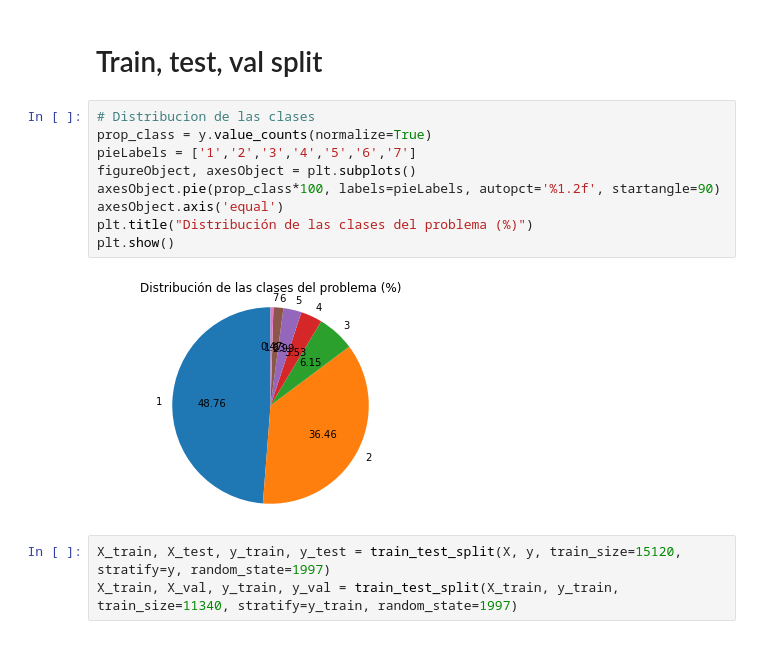
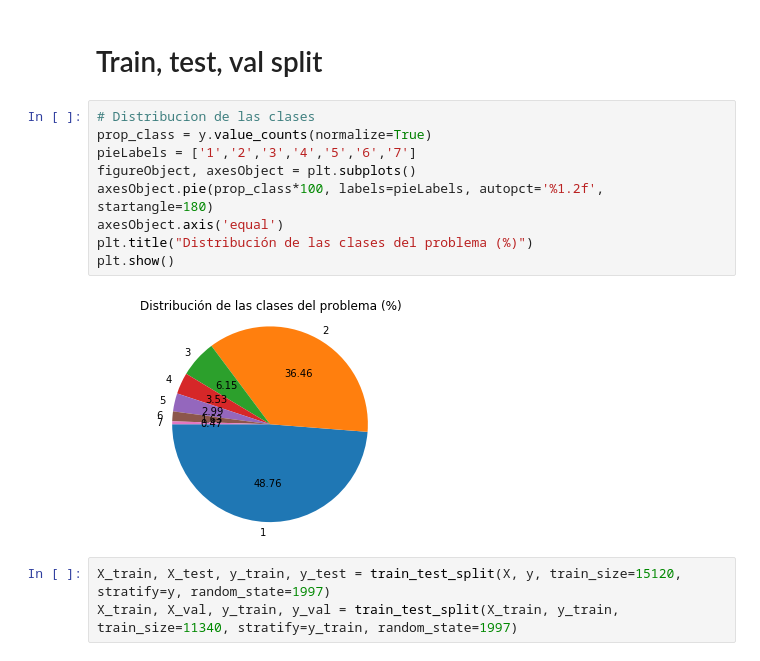
Before and after one commit to Ludvins/DGIIM_ProyectoAA, a Jupyter notebook: Proyecto.ipynb, the cells around one changed output. Cells and saved outputs as stored; diff of their text form.

```diff
--- a/Proyecto.ipynb
+++ b/Proyecto.ipynb
@@ -41,14 +41,14 @@ y = dataset['Cover_Type']
 # %%
 # Distribucion de las clases
 prop_class = y.value_counts(normalize=True)
 pieLabels = ['1','2','3','4','5','6','7']
 figureObject, axesObject = plt.subplots()
-axesObject.pie(prop_class*100, labels=pieLabels, autopct='%1.2f', startangle=90)
+axesObject.pie(prop_class*100, labels=pieLabels, autopct='%1.2f', startangle=180)
 axesObject.axis('equal')
 plt.title("Distribución de las clases del problema (%)")
 plt.show()
 # %% [output]
-[figure, old version]
+[figure, new version]
 # %%
 X_train, X_test, y_train, y_test = train_test_split(X, y, train_size=15120, stratify=y, random_state=1997)
 X_train, X_val, y_train, y_val = train_test_split(X_train, y_train, train_size=11340, stratify=y_train, random_state=1997)
```
Also changed, not shown: parts of 6 cells of this notebook.
